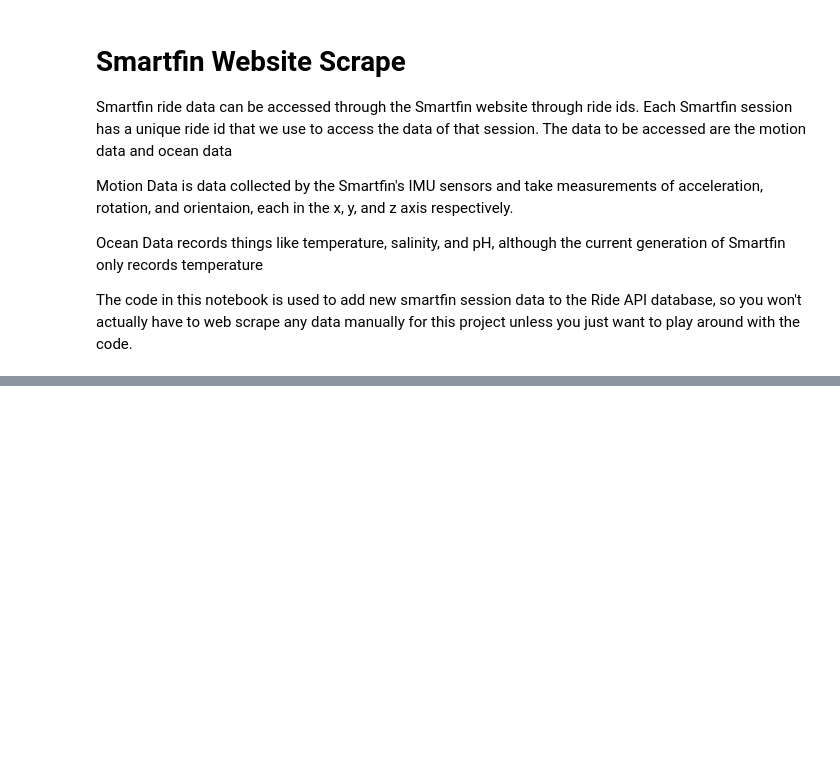
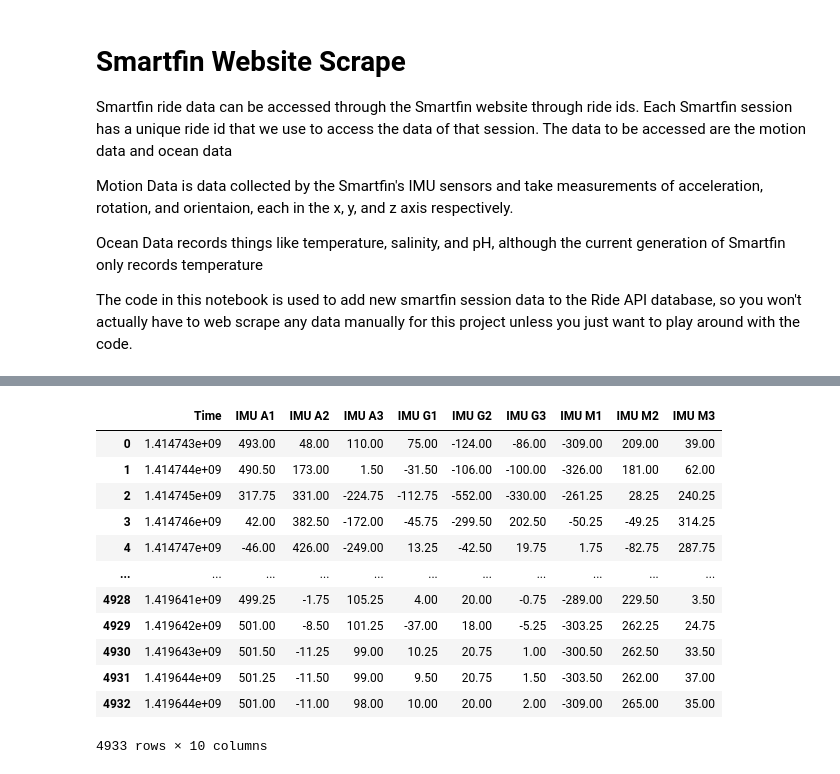
Before and after one commit to UCSD-E4E/Smartfin, a Jupyter notebook: smartfin_data_analysis/smartfin_web_scrape.ipynb, the cells around one changed output, grey strips where cells are left out. Cells and saved outputs as stored; diff of their text form; code cells hidden in the pictures; blank space fills up the shorter version.

```diff
--- a/smartfin_data_analysis/smartfin_web_scrape.ipynb
+++ b/smartfin_data_analysis/smartfin_web_scrape.ipynb
@@ -254,0 +284,18 @@ motion_df_small raw:                                     UTC        Time  IMU A1
+# %%
+df = pd.read_csv('motion_dataframes/15692.csv.zip')
+# %%
+df
+# %% [output]
+|  | Time | IMU A1 | IMU A2 | IMU A3 | IMU G1 | IMU G2 | IMU G3 | IMU M1 | IMU M2 | IMU M3 |
+| 0 | 1.414743e+09 | 493.00 | 48.00 | 110.00 | 75.00 | -124.00 | -86.00 | -309.00 | 209.00 | 39.00 |
+| 1 | 1.414744e+09 | 490.50 | 173.00 | 1.50 | -31.50 | -106.00 | -100.00 | -326.00 | 181.00 | 62.00 |
+| 2 | 1.414745e+09 | 317.75 | 331.00 | -224.75 | -112.75 | -552.00 | -330.00 | -261.25 | 28.25 | 240.25 |
+| 3 | 1.414746e+09 | 42.00 | 382.50 | -172.00 | -45.75 | -299.50 | 202.50 | -50.25 | -49.25 | 314.25 |
+| 4 | 1.414747e+09 | -46.00 | 426.00 | -249.00 | 13.25 | -42.50 | 19.75 | 1.75 | -82.75 | 287.75 |
+| ... | ... | ... | ... | ... | ... | ... | ... | ... | ... | ... |
+| 4928 | 1.419641e+09 | 499.25 | -1.75 | 105.25 | 4.00 | 20.00 | -0.75 | -289.00 | 229.50 | 3.50 |
+| 4929 | 1.419642e+09 | 501.00 | -8.50 | 101.25 | -37.00 | 18.00 | -5.25 | -303.25 | 262.25 | 24.75 |
+| 4930 | 1.419643e+09 | 501.50 | -11.25 | 99.00 | 10.25 | 20.75 | 1.00 | -300.50 | 262.50 | 33.50 |
+| 4931 | 1.419644e+09 | 501.25 | -11.50 | 99.00 | 9.50 | 20.75 | 1.50 | -303.50 | 262.00 | 37.00 |
+| 4932 | 1.419644e+09 | 501.00 | -11.00 | 98.00 | 10.00 | 20.00 | 2.00 | -309.00 | 265.00 | 35.00 |
+4933 rows × 10 columns
```
Also changed, not shown: parts of 5 cells of this notebook, 7 other files.
